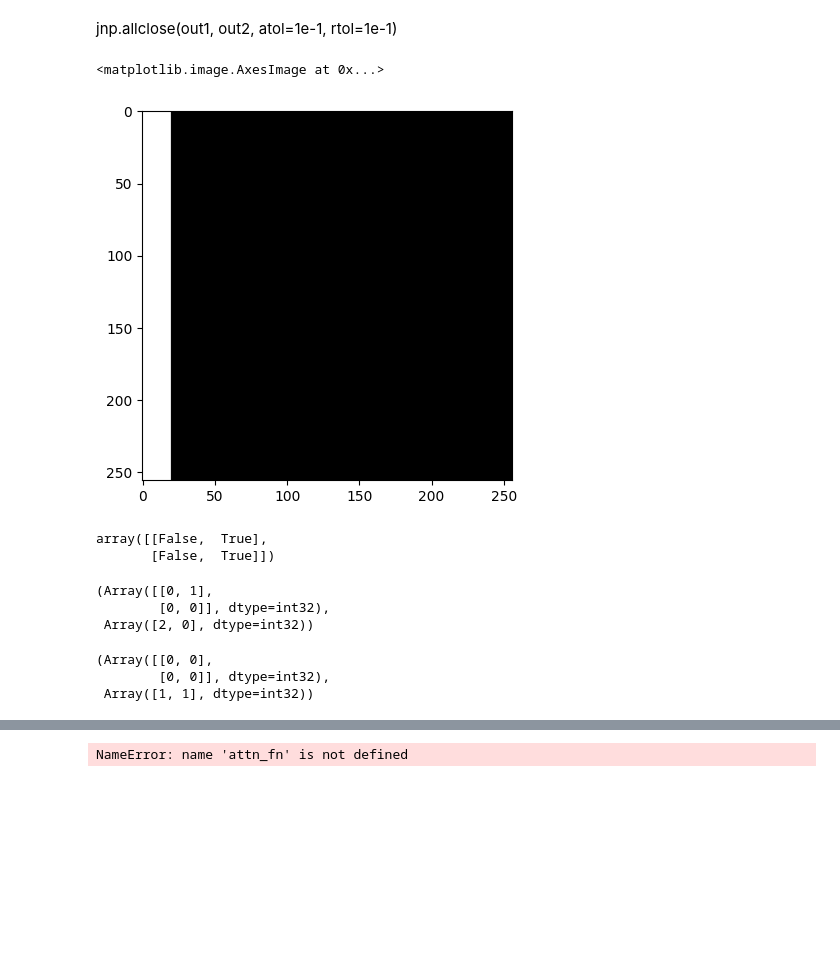
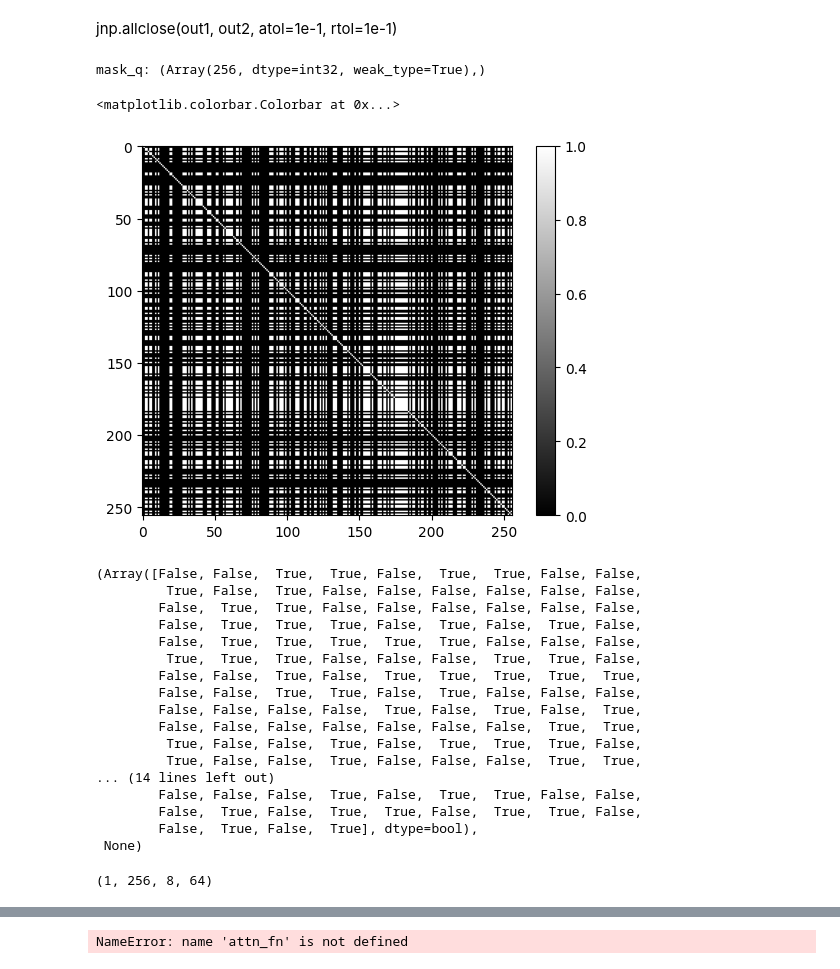
Before and after one commit to mackelab/probjax, a Jupyter notebook: examples/nn/transformers/attention.ipynb, the cells around one changed output, grey strips where cells are left out. Drawn from its saved outputs; the diff is of its cells as text; code cells hidden in the pictures; blank space fills up the shorter version.

Commit message:
marginalization mask

```diff
--- a/examples/nn/transformers/attention.ipynb
+++ b/examples/nn/transformers/attention.ipynb
@@ -62,36 +61,46 @@ Array(0., dtype=float32)
 jnp.allclose(out1, out2, atol=1e-1, rtol=1e-1)
 # %%
 import matplotlib.pyplot as plt
-from probjax.nn.pallas_kernels.attention_mask_bias import CausalMask, materialize_mask, LocalWindowMask, SameSegmentMask, KeyPaddingMask, QKVLengthMask
+from probjax.nn.pallas_kernels.attention_mask_bias import CausalMask, materialize_mask, LocalWindowMask, SameSegmentMask, KeyPaddingMask, QKVLengthMask, MarginalizationMask
 
 mask = CausalMask()
-#mask = LocalWindowMask(4,4)
-#segment_id = jnp.arange(10,seq_len)
-#mask = SameSegmentMask(segment_id, segment_id)
-#mask = KeyPaddingMask(segment_id)
-mask = QKVLengthMask(q_length=20, kv_length=350)
-plt.imshow(materialize_mask(mask, 1,1,256, 256).squeeze(), cmap='gray', vmin=0, vmax=1)
+mask = LocalWindowMask(32,32)
+segment_id = jnp.arange(seq_len)
+mask = SameSegmentMask(segment_id, segment_id[::-1])
+mask = KeyPaddingMask(jnp.array([256]*256 + [64]*128 + [32]*128))
+mask = QKVLengthMask(q_length=210, kv_length=210)
+mask = jax.random.bernoulli(jax.random.PRNGKey(0), p=0.5, shape=(seq_len,))
+mask = MarginalizationMask(mask)
+
+plt.imshow(materialize_mask(mask, 256, 256), cmap='gray', vmin=0, vmax=1)
+plt.colorbar()
 # %% [output]
-<matplotlib.image.AxesImage at 0x...>
+mask_q: (Array(256, dtype=int32, weak_type=True),)
+<matplotlib.colorbar.Colorbar at 0x...>
-[figure, old version]
+[figure, new version]
-# %%
-mask.block_mask(256,256,128,128)
-# %% [output]
-array([[False,  True],
-       [False,  True]])
-# %%
-mask.block_mask(0,256,256,64,64)
-
-mask.kv_iterators(0,256,256,128,128)
-# %% [output]
-(Array([[0, 1],
-        [0, 0]], dtype=int32),
- Array([2, 0], dtype=int32))
-# %%
-mask.block_iterators(0,256,256,128,128)
-# %% [output]
-(Array([[0, 0],
-        [0, 0]], dtype=int32),
- Array([1, 1], dtype=int32))
+# %%
+mask.get_data()
+# %% [output]
+(Array([False, False,  True,  True, False,  True,  True, False, False,
+         True, False,  True, False, False, False, False, False, False,
+        False,  True,  True, False, False, False, False, False, False,
+        False,  True,  True,  True, False,  True, False,  True, False,
+        False,  True,  True,  True,  True,  True, False, False, False,
+         True,  True,  True, False, False, False,  True,  True, False,
+        False, False,  True, False,  True,  True,  True,  True,  True,
+        False, False,  True,  True, False,  True, False, False, False,
+        False, False, False, False,  True, False,  True, False,  True,
+        False, False, False, False, False, False, False,  True,  True,
+         True, False, False,  True, False,  True,  True,  True, False,
+         True, False, False,  True, False, False, False,  True,  True,
+... (14 lines left out)
+        False, False, False,  True, False,  True,  True, False, False,
+        False,  True, False,  True,  True, False,  True,  True, False,
+        False,  True, False,  True], dtype=bool),
+ None)
+# %%
+q.shape
+# %% [output]
+(1, 256, 8, 64)
 # %%
 import math
```
Also changed, not shown: parts of 8 cells of this notebook, 2 other files.
